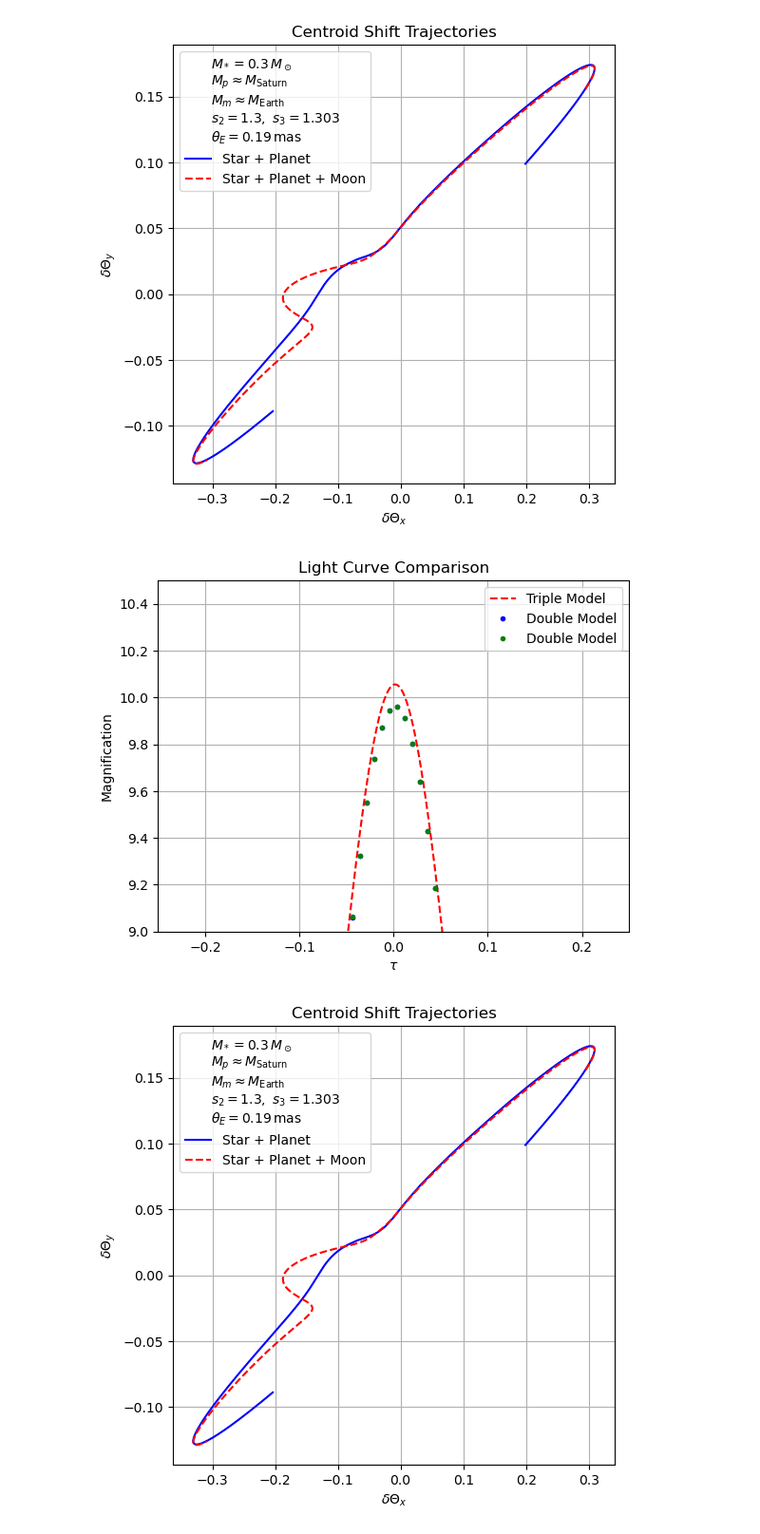
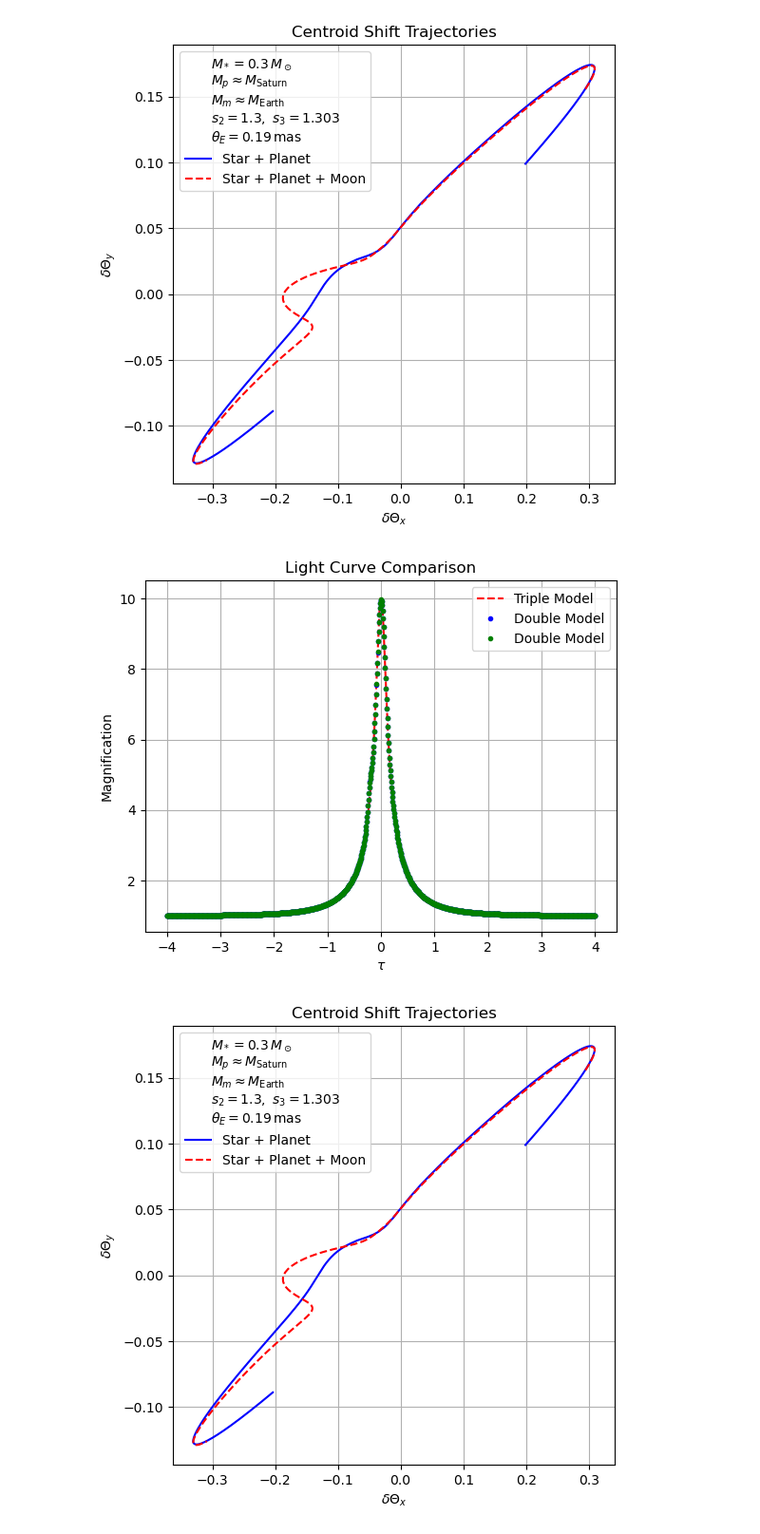
Before and after one commit to AmberLee2427/SURP25, a Jupyter notebook: Microlensing/Trial.ipynb, the cells around one changed output. Shown at 95% size. Cells and saved outputs as stored; diff of their text form; code cells hidden in the pictures.

```diff
--- a/Microlensing/Trial.ipynb
+++ b/Microlensing/Trial.ipynb
@@ -226,19 +226,19 @@ double_model_mag2 = double_model2.systems[0]["mag"]
 # %%
 plt.plot(triple_model_tau, triple_model_mag, '--', label = "Triple Model", color = 'red')
 plt.plot(double_model_tau2, double_model_mag2, '.b', label="Double Model")
 plt.plot(double_model_tau, double_model_mag, '.g', label="Double Model")
 
-plt.xlim(-.25, .25)
-plt.ylim(9, 10.5)
+#plt.xlim(-.25, .25)
+#plt.ylim(9, 10.5)
 
 plt.xlabel(r"$\tau$")
 plt.ylabel("Magnification")
 plt.title("Light Curve Comparison")
 plt.grid(True)
 plt.legend()
 plt.show()
 # %% [output]
-[figure, old version]
+[figure, new version]
 # %%
 two_system = double_model2.systems[0]
 three_system = triple_model.systems[0]
```
Also changed, not shown: parts of 5 cells of this notebook.
